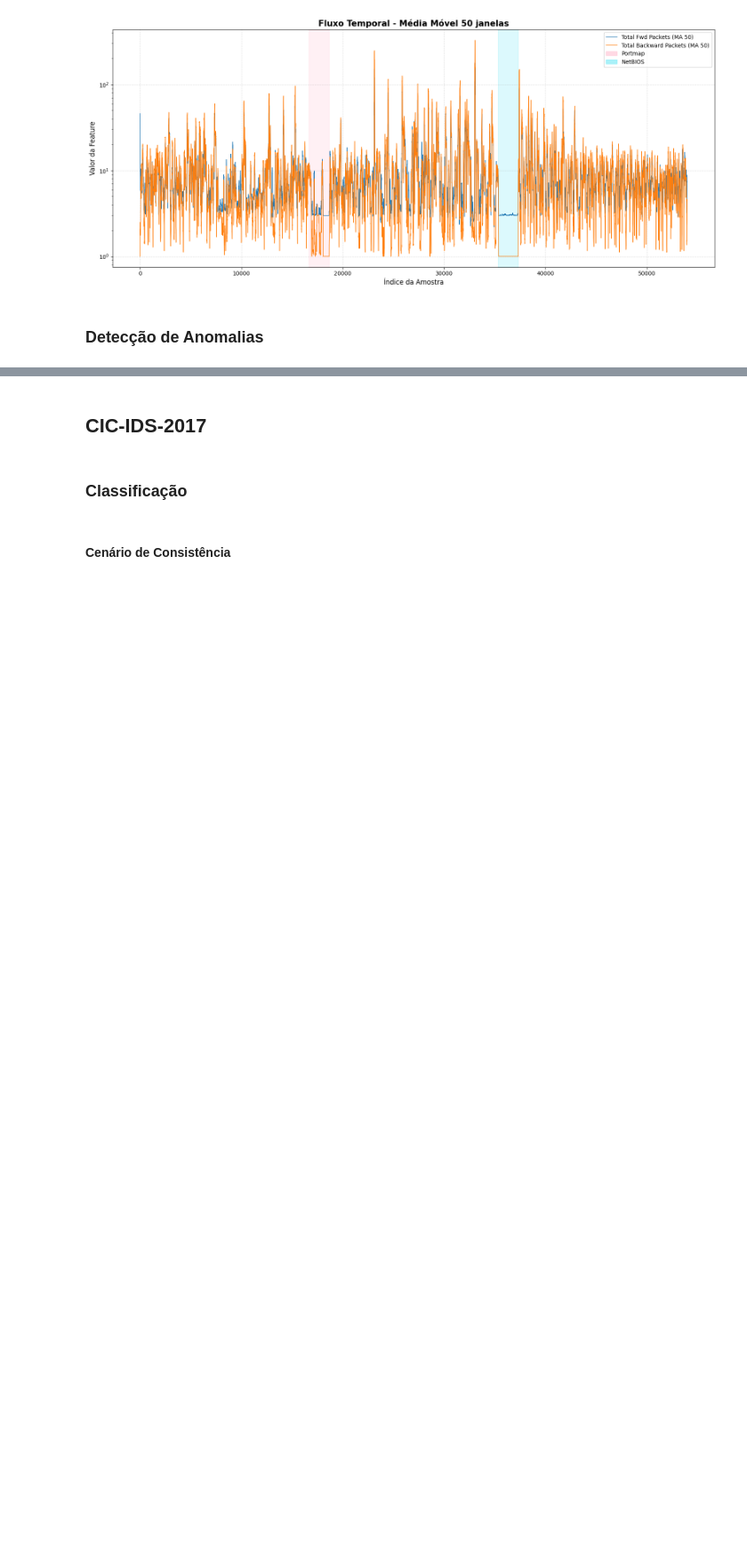
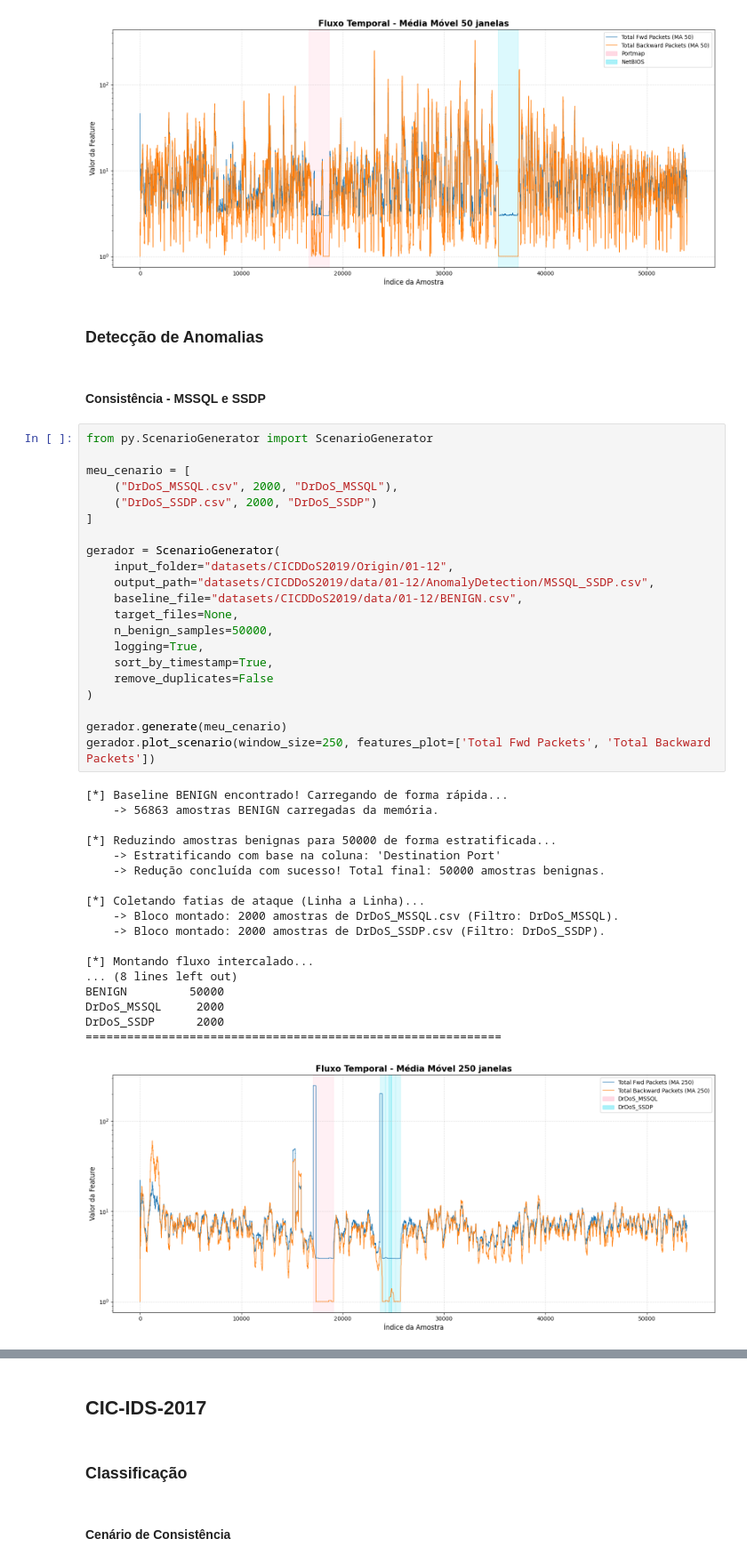
Before and after one commit to iRocktys/anomaly-detection-data-stream, a Jupyter notebook: Database.ipynb, the cells around one changed output, grey strips where cells are left out. Shown at 89% size. Saved outputs shown, nothing was run; the diff lists cells and outputs as text; blank space fills up the shorter version.

```diff
--- a/Database.ipynb
+++ b/Database.ipynb
@@ -477,3 +477,45 @@ NetBIOS     2000
 [figure]
 # %% [markdown]
 ### Detecção de Anomalias
+# %% [markdown]
+#### Consistência - MSSQL e SSDP
+# %%
+from py.ScenarioGenerator import ScenarioGenerator
+
+meu_cenario = [
+    ("DrDoS_MSSQL.csv", 2000, "DrDoS_MSSQL"),
+    ("DrDoS_SSDP.csv", 2000, "DrDoS_SSDP")
+]
+
+gerador = ScenarioGenerator(
+    input_folder="datasets/CICDDoS2019/Origin/01-12",
+    output_path="datasets/CICDDoS2019/data/01-12/AnomalyDetection/MSSQL_SSDP.csv",
+    baseline_file="datasets/CICDDoS2019/data/01-12/BENIGN.csv",
+    target_files=None,
+    n_benign_samples=50000,
+    logging=True,
+    sort_by_timestamp=True,
+    remove_duplicates=False
+)
+
+gerador.generate(meu_cenario)
+gerador.plot_scenario(window_size=250, features_plot=['Total Fwd Packets', 'Total Backward Packets'])
+# %% [output]
+[*] Baseline BENIGN encontrado! Carregando de forma rápida...
+    -> 56863 amostras BENIGN carregadas da memória.
+
+[*] Reduzindo amostras benignas para 50000 de forma estratificada...
+    -> Estratificando com base na coluna: 'Destination Port'
+    -> Redução concluída com sucesso! Total final: 50000 amostras benignas.
+
+[*] Coletando fatias de ataque (Linha a Linha)...
+    -> Bloco montado: 2000 amostras de DrDoS_MSSQL.csv (Filtro: DrDoS_MSSQL).
+    -> Bloco montado: 2000 amostras de DrDoS_SSDP.csv (Filtro: DrDoS_SSDP).
+
+[*] Montando fluxo intercalado...
+... (8 lines left out)
+BENIGN         50000
+DrDoS_MSSQL     2000
+DrDoS_SSDP      2000
+============================================================
+[figure, added]
```
Also changed, not shown: parts of 10 cells of this notebook.
